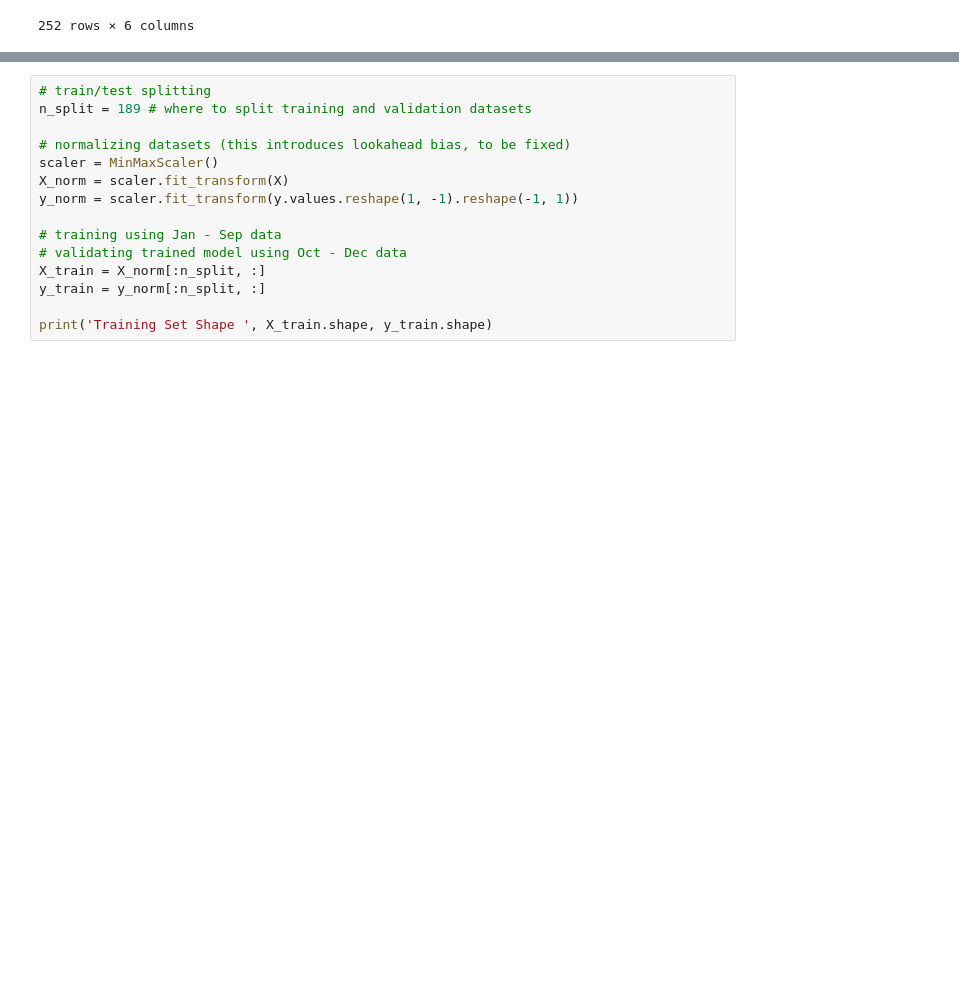
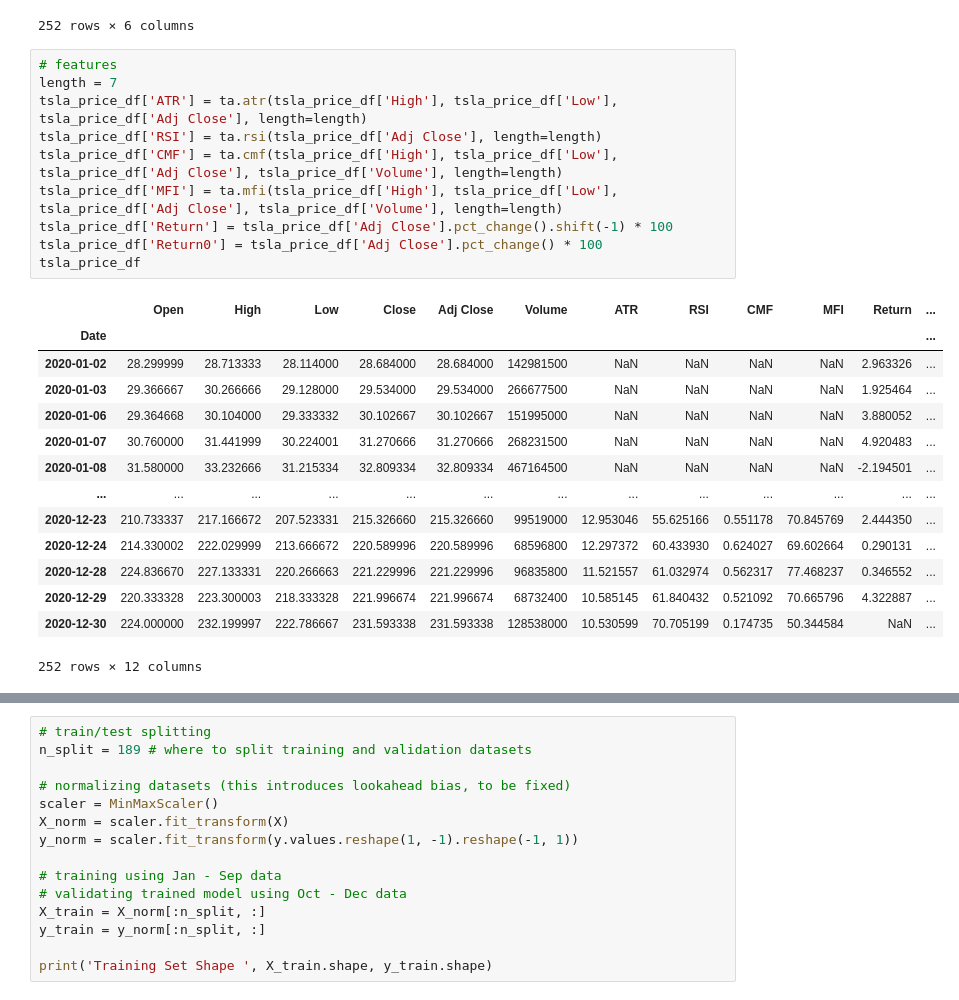
Before and after one commit to manuzrpEd/TSLA_LSTM_TwitterSentiment_Prediction, a Jupyter notebook: 1_TSLA_StockPrediction_WithoutSentiment_MultivariateLSTM.ipynb, the cells around one changed output, grey strips where cells are left out. Cells and saved outputs as stored; diff of their text form; blank space fills up the shorter version.

```diff
--- a/1_TSLA_StockPrediction_WithoutSentiment_MultivariateLSTM.ipynb
+++ b/1_TSLA_StockPrediction_WithoutSentiment_MultivariateLSTM.ipynb
@@ -42,3 +43,28 @@ tsla_price_df
 | 2020-12-29 | 220.333328 | 223.300003 | 218.333328 | 221.996674 | 221.996674 | 68732400 |
 | 2020-12-30 | 224.000000 | 232.199997 | 222.786667 | 231.593338 | 231.593338 | 128538000 |
 252 rows × 6 columns
+# %%
+# features
+length = 7
+tsla_price_df['ATR'] = ta.atr(tsla_price_df['High'], tsla_price_df['Low'], tsla_price_df['Adj Close'], length=length)
+tsla_price_df['RSI'] = ta.rsi(tsla_price_df['Adj Close'], length=length)
+tsla_price_df['CMF'] = ta.cmf(tsla_price_df['High'], tsla_price_df['Low'], tsla_price_df['Adj Close'], tsla_price_df['Volume'], length=length)
+tsla_price_df['MFI'] = ta.mfi(tsla_price_df['High'], tsla_price_df['Low'], tsla_price_df['Adj Close'], tsla_price_df['Volume'], length=length)
+tsla_price_df['Return'] = tsla_price_df['Adj Close'].pct_change().shift(-1) * 100
+tsla_price_df['Return0'] = tsla_price_df['Adj Close'].pct_change() * 100
+tsla_price_df
+# %% [output]
+|  | Open | High | Low | Close | Adj Close | Volume | ATR | RSI | CMF | MFI | Return | ... |
+| Date |  |  |  |  |  |  |  |  |  |  |  | ... |
+| 2020-01-02 | 28.299999 | 28.713333 | 28.114000 | 28.684000 | 28.684000 | 142981500 | NaN | NaN | NaN | NaN | 2.963326 | ... |
+| 2020-01-03 | 29.366667 | 30.266666 | 29.128000 | 29.534000 | 29.534000 | 266677500 | NaN | NaN | NaN | NaN | 1.925464 | ... |
+| 2020-01-06 | 29.364668 | 30.104000 | 29.333332 | 30.102667 | 30.102667 | 151995000 | NaN | NaN | NaN | NaN | 3.880052 | ... |
+| 2020-01-07 | 30.760000 | 31.441999 | 30.224001 | 31.270666 | 31.270666 | 268231500 | NaN | NaN | NaN | NaN | 4.920483 | ... |
+| 2020-01-08 | 31.580000 | 33.232666 | 31.215334 | 32.809334 | 32.809334 | 467164500 | NaN | NaN | NaN | NaN | -2.194501 | ... |
+| ... | ... | ... | ... | ... | ... | ... | ... | ... | ... | ... | ... | ... |
+| 2020-12-23 | 210.733337 | 217.166672 | 207.523331 | 215.326660 | 215.326660 | 99519000 | 12.953046 | 55.625166 | 0.551178 | 70.845769 | 2.444350 | ... |
+| 2020-12-24 | 214.330002 | 222.029999 | 213.666672 | 220.589996 | 220.589996 | 68596800 | 12.297372 | 60.433930 | 0.624027 | 69.602664 | 0.290131 | ... |
+| 2020-12-28 | 224.836670 | 227.133331 | 220.266663 | 221.229996 | 221.229996 | 96835800 | 11.521557 | 61.032974 | 0.562317 | 77.468237 | 0.346552 | ... |
+| 2020-12-29 | 220.333328 | 223.300003 | 218.333328 | 221.996674 | 221.996674 | 68732400 | 10.585145 | 61.840432 | 0.521092 | 70.665796 | 4.322887 | ... |
+| 2020-12-30 | 224.000000 | 232.199997 | 222.786667 | 231.593338 | 231.593338 | 128538000 | 10.530599 | 70.705199 | 0.174735 | 50.344584 | NaN | ... |
+252 rows × 12 columns
```
Also changed, not shown: parts of 13 cells of this notebook, 3 other files.
